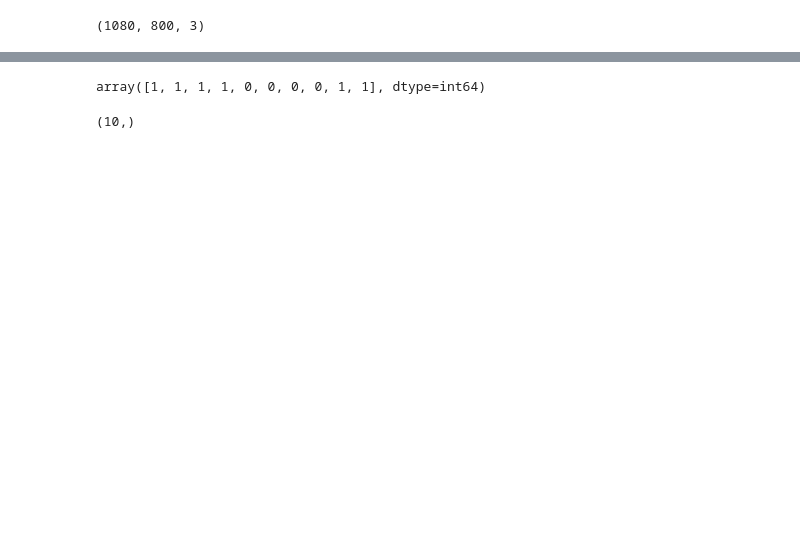
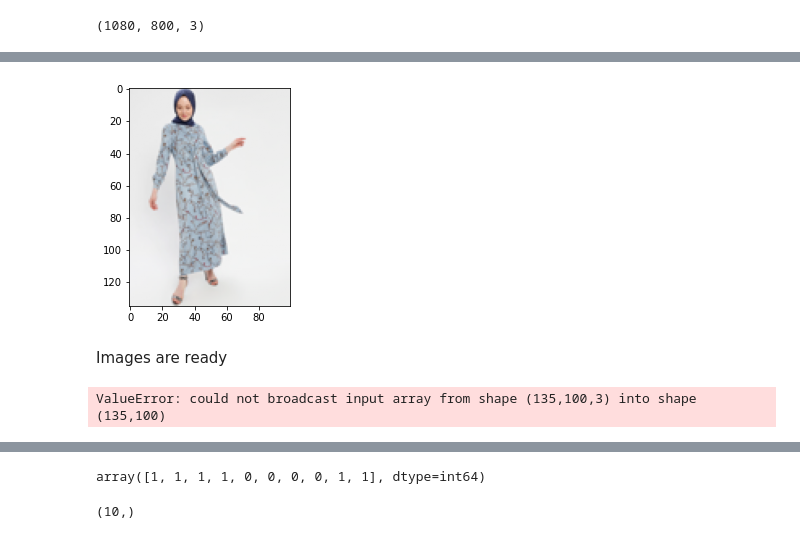
Before and after one commit to rmham93/Master_thesis_codes, a Jupyter notebook: poses/resnet_withoutgen.ipynb, the cells around one changed output, grey strips where cells are left out. Cells and saved outputs as stored; diff of their text form; code cells hidden in the pictures; blank space fills up the shorter version.

Commit message:
all data into resnet

```diff
--- a/poses/resnet_withoutgen.ipynb
+++ b/poses/resnet_withoutgen.ipynb
@@ -110,0 +170,11 @@ np.array(input_images).shape
+# %%
+image_array = np.array(image_array) / 255
+# %%
+
+plt.imshow(image_array)
+
+input_images.append(np.array(image_array) )
+# %% [output]
+[figure, added]
+# %% [markdown]
+Images are ready
@@ -111,2 +186,6 @@ np.array(input_images).shape
+# %%
+np.array(input_images).shape
+# %% [output]
+ValueError: could not broadcast input array from shape (135,100,3) into shape (135,100)
 # %%
 np.array(input_poses).shape
```
Also changed, not shown: parts of 30 cells of this notebook.
